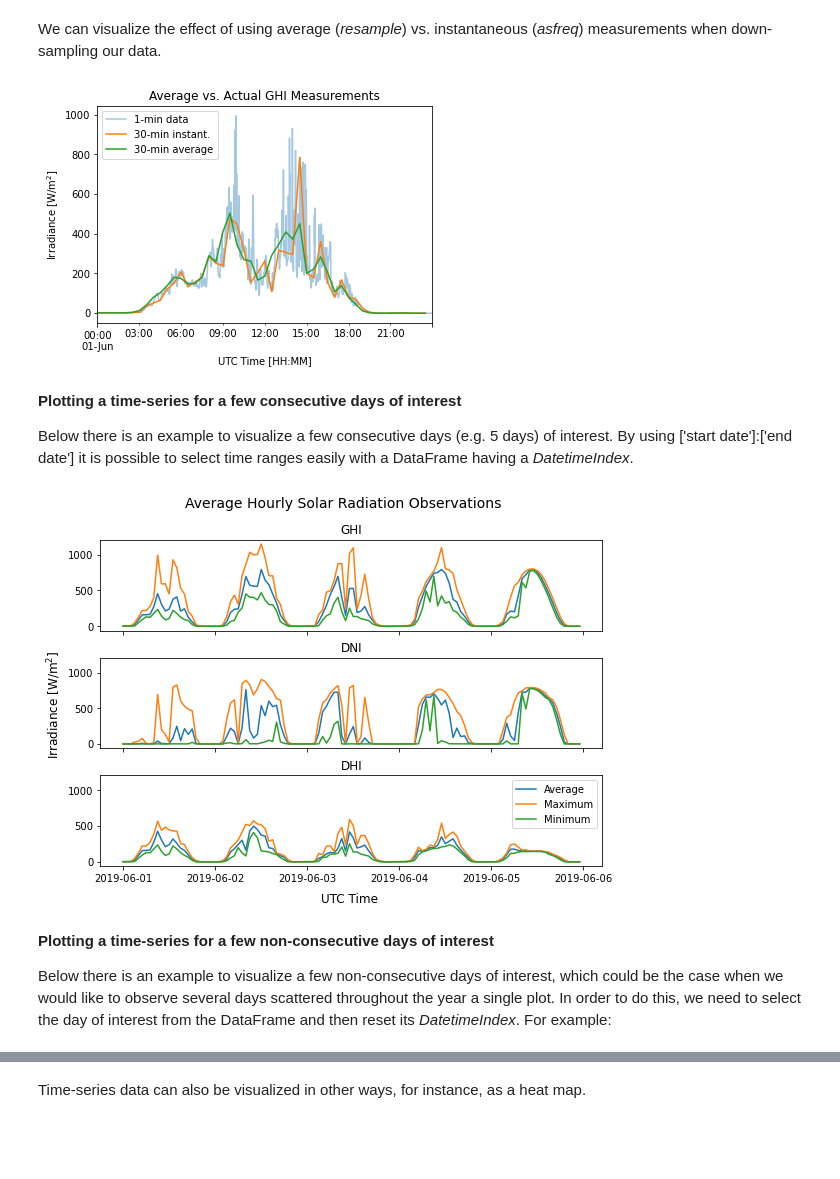
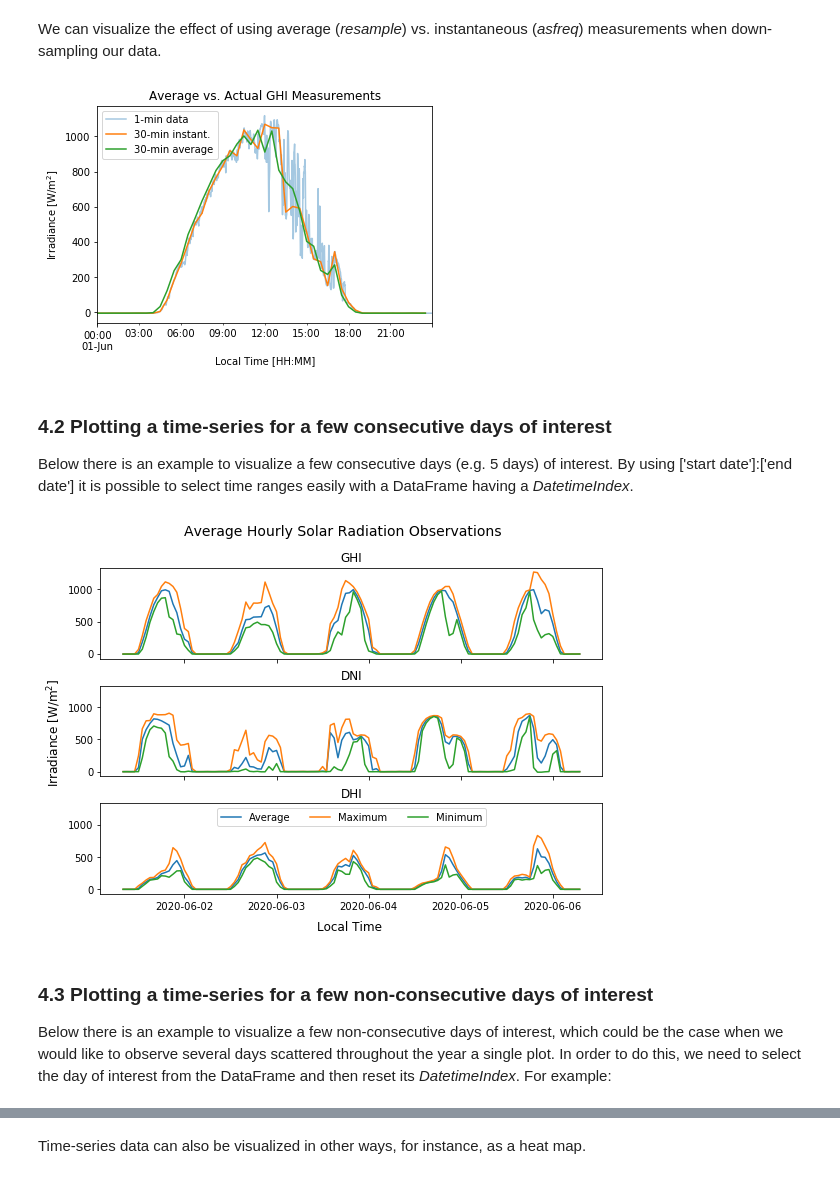
Before and after one commit to tiba-lab/Solar-Resource-Assessment-in-Python, a Jupyter notebook: content/_build/jupyter_execute/notebooks/manipulating_time_series.ipynb, the cells around one changed output, grey strips where cells are left out. Cells and saved outputs as stored; diff of their text form; code cells hidden in the pictures; blank space fills up the shorter version.

Commit message:
Update notebook and build html

```diff
--- a/content/_build/jupyter_execute/notebooks/manipulating_time_series.ipynb
+++ b/content/_build/jupyter_execute/notebooks/manipulating_time_series.ipynb
@@ -198,0 +37,14 @@ df_1min.head(3)
+# %%
+# Dictionary to rename certain variables from the raw data
+var_map = {'Global Horiz [W/m^2]': 'ghi',
+           'Direct Normal [W/m^2]':'dni',
+           'Diffuse Horiz (calc) [W/m^2]':'dhi',
+           'Year':'year'}
+
+# Retrieving the raw data from the station
+df_ref = pvlib.iotools.read_midc_raw_data_from_nrel('UNLV',                     # Station id
+                                                    pd.Timestamp('20200101'),   # Start date YYYYMMDD
+                                                    pd.Timestamp('20201231'),   # End date  YYYYMMDD
+                                                    variable_map=var_map)       # Variable Map
+# Let's have a look to the first 2 rows of the dataset
+df_ref.head(2)
@@ -198,0 +190,9 @@ df_1min.head(3)
+# %%
+# A new dataframe copy of the reference dataset
+df = df_ref.copy()
+# Convert epoch timestamps to datetime format and localize
+df['datetime'] = pd.to_datetime(df['epoch'], unit='s', utc=True)
+# Set datetime as index and convert UTC time to local time
+df = df.set_index(df['datetime']).tz_convert('Etc/GMT+8')
+# See the results
+df.head(3)
@@ -198,0 +216,5 @@ df_1min.head(3)
+# %%
+# New DataFrame with 1-minute data and solar data
+df_1min = df[['ghi', 'dhi', 'dni']]
+# See our new DataFrame
+df_1min.head(3)
@@ -511,42 +539,42 @@ plt.show()  # Not necsessary in Jupyter Notebooks but usually required in other
 We can visualize the effect of using average (*resample*) vs. instantaneous (*asfreq*) measurements when down-sampling our data.
 # %%
 # Plotting GHI for a given day in the time-series
-df_1min['2019-06-01']['GHI'].plot(label='1-min data', alpha=0.4) # Reference data
-df_1min.asfreq('30min')['2019-06-01']['GHI'].plot(label='30-min instant.') # Instantaneous 30-min values
-df_1min.resample('30Min').mean()['2019-06-01']['GHI'].plot(label='30-min average') # Average 30-min values
+df_1min['2020-06-01']['ghi'].plot(label='1-min data', alpha=0.4) # Reference data
+df_1min.asfreq('30Min')['2020-06-01']['ghi'].plot(label='30-min instant.') # Instantaneous 30-min values
+df_1min.resample('30Min').mean()['2020-06-01']['ghi'].plot(label='30-min average') # Average 30-min values
 plt.title('Average vs. Actual GHI Measurements') # title of the figure
 plt.ylabel('Irradiance [W/m$^2$]') # y-axis label
-plt.xlabel('UTC Time [HH:MM]') # x-axis label
+plt.xlabel('Local Time [HH:MM]') # x-axis label
 plt.legend(loc='upper left') # insert legend
-plt.show() # Not needed in Jupyter Notebooks but usually required in other IDEs.
+plt.show() # Not needed in Jupyter Notebook but usually required in other IDEs.
 # %% [output]
-[figure, old version]
+[figure, new version]
 # %% [markdown]
-**Plotting a time-series for a few consecutive days of interest**
+### 4.2 Plotting a time-series for a few consecutive days of interest
 
 Below there is an example to visualize a few consecutive days (e.g. 5 days) of interest. By using ['start date']:['end date'] it is possible to select time ranges easily with a DataFrame having a *DatetimeIndex*.
 # %%
 # Variables to plot
-vars = ['GHI', 'DNI', 'DHI']
+vars = ['ghi', 'dni', 'dhi']
 # Create 3 subplots, with shared X and Y axis
 fig, axs = plt.subplots(3, sharex=True, sharey=True, figsize=(9,6))
 # Add title to the plot
 fig.suptitle('Average Hourly Solar Radiation Observations', fontsize=14)
 
 for i in range(3):
-    axs[i].plot(df_1min.resample('1H').mean()['2019-06-01':'2019-06-05'][vars[i]], label='Average') # Average hourly
-    axs[i].plot(df_1min.resample('1H').max()['2019-06-01':'2019-06-05'][vars[i]], label='Maximum') # Max. hourly
-    axs[i].plot(df_1min.resample('1H').min()['2019-06-01':'2019-06-05'][vars[i]], label='Minimum') # Min. hourly
-    axs[i].set_title(vars[i]) # Title for each subplot
+    axs[i].plot(df_1min.resample('1H').mean()['2020-06-01':'2020-06-05'][vars[i]], label='Average') # Average hourly
+    axs[i].plot(df_1min.resample('1H').max()['2020-06-01':'2020-06-05'][vars[i]], label='Maximum') # Max. hourly
+    axs[i].plot(df_1min.resample('1H').min()['2020-06-01':'2020-06-05'][vars[i]], label='Minimum') # Min. hourly
+    axs[i].set_title(vars[i].upper()) # Title for each subplot
 fig.subplots_adjust(hspace=0.3) # Adjust the white space between the subplots titles
 fig.text(0.04, 0.5, 'Irradiance [W/m$^2$]', va='center', rotation='vertical', fontsize=12) # Common Y Axis
-fig.text(0.51, 0.04, 'UTC Time', ha='center', fontsize=12) # Common X Axis
-plt.legend(loc='upper right', ncol=1) # Legend for the last subplot or 'axs[i].legend()' in the loop to a legend to each.
+fig.text(0.51, 0.04, 'Local Time', ha='center', fontsize=12) # Common X Axis
+plt.legend(loc='upper center', ncol=3) # Legend for the last subplot or 'axs[i].legend()' in the loop to a legend to each.
 plt.show()
 # %% [output]
-[figure, old version]
+[figure, new version]
 # %% [markdown]
-**Plotting a time-series for a few non-consecutive days of interest**
+### 4.3 Plotting a time-series for a few non-consecutive days of interest
 
 Below there is an example to visualize a few non-consecutive days of interest, which could be the case when we would like to observe several days scattered throughout the year a single plot. In order to do this, we need to select the day of interest from the DataFrame and then reset its *DatetimeIndex*. For example:
 # %%
```
Also changed, not shown: parts of 70 cells of this notebook, 48 other files.
